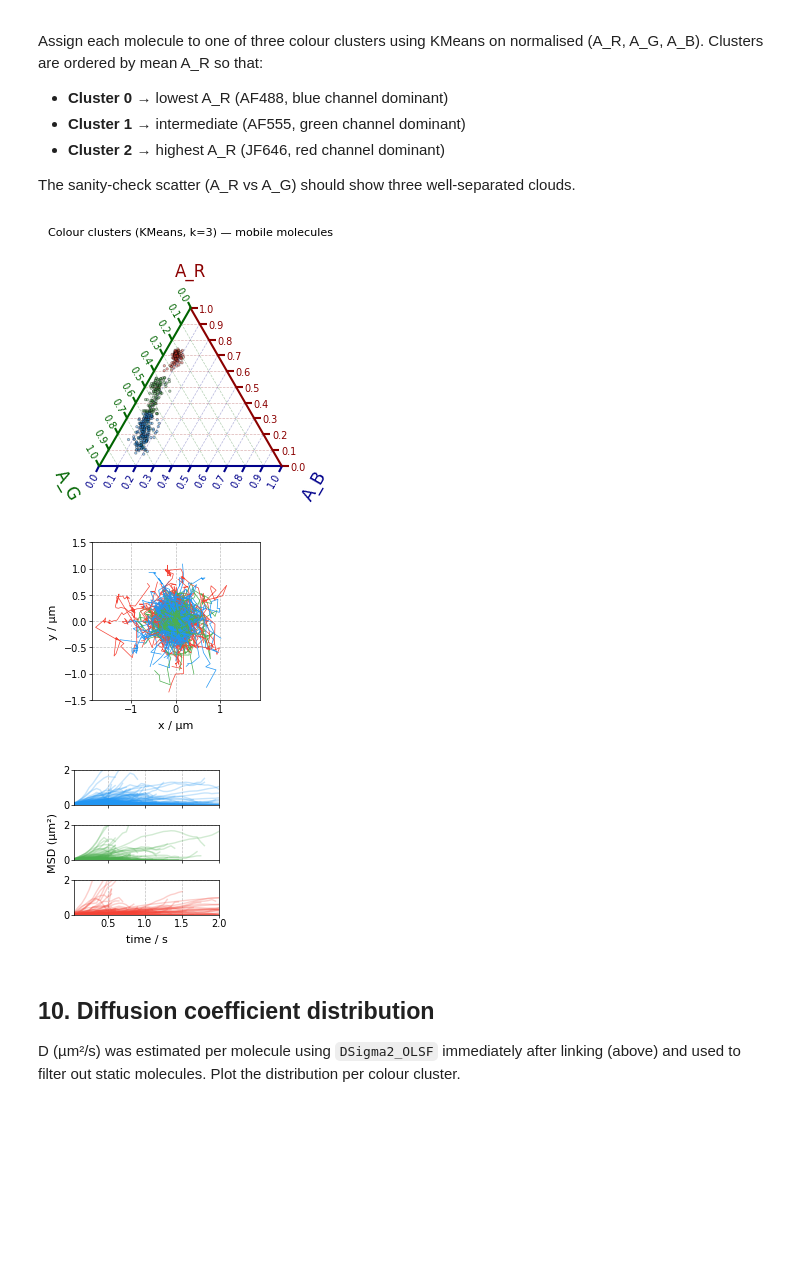
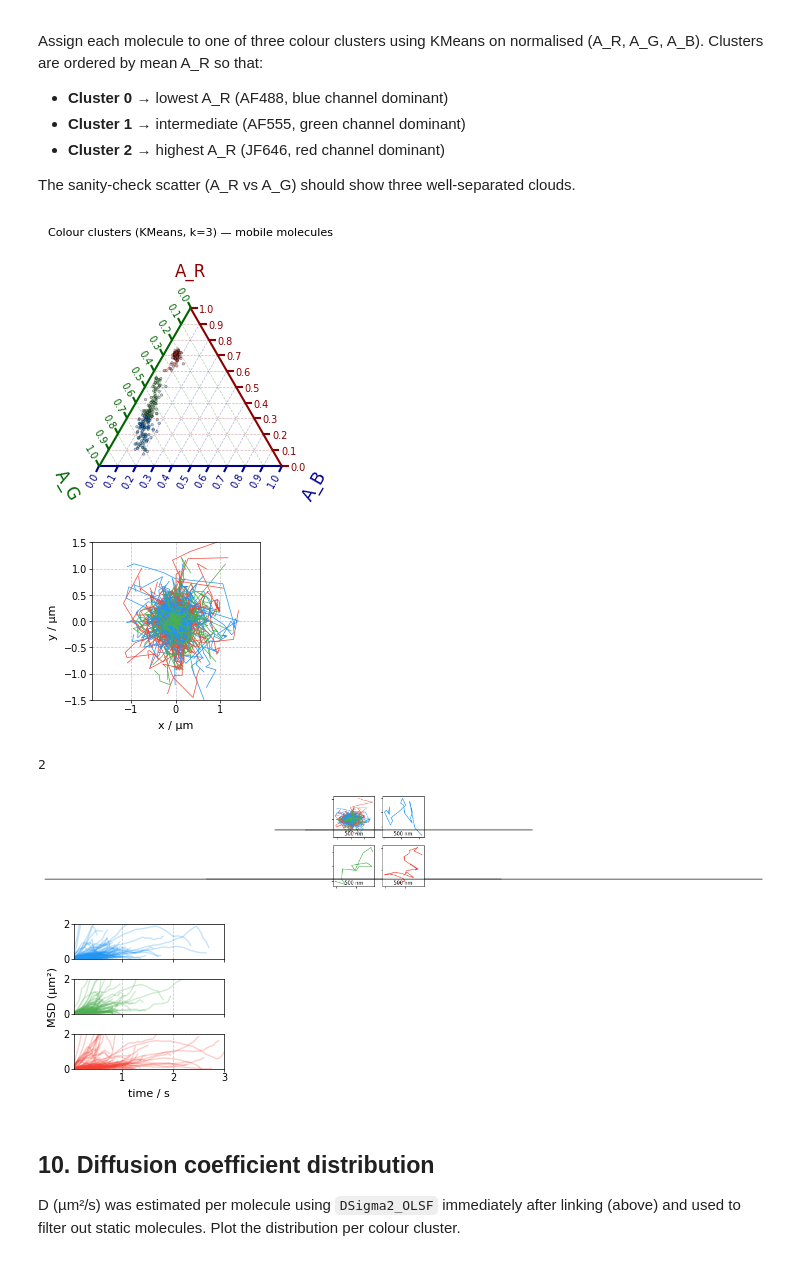
Before and after one commit to JBeckwith/pyS3M, a Jupyter notebook: notebooks/tracking/20260331_Dan_Track_Analysis.ipynb, the cells around one changed output. Cells and saved outputs as stored; diff of their text form; code cells hidden in the pictures; blank space fills up the shorter version.

```diff
--- a/notebooks/tracking/20260331_Dan_Track_Analysis.ipynb
+++ b/notebooks/tracking/20260331_Dan_Track_Analysis.ipynb
@@ -88,18 +88,18 @@ max_dark_time = 5      # frames — maximum gap before track is terminated
 
 # Gap-scaled linking: search radius = alpha * sqrt(4 * D_prior * gap * dt + 2 * sigma_loc^2)
 # Set D_prior_um2_s = None to revert to the fixed max_distance behaviour.
-D_prior_um2_s = 0.05   # um2/s — prior expected diffusion coefficient
-frame_time_s  = 0.5    # seconds per frame
+D_prior_um2_s = 0.1   # um2/s — prior expected diffusion coefficient
+frame_time_s  = 0.05    # seconds per frame
 pixel_size_nm = 69.0   # nm per pixel
-sigma_loc_px  = 25.0 / pixel_size_nm   # per-axis localisation precision in pixels (~25 nm)
-alpha_link    = 3.0    # number of sigma for search radius (covers >99% of Brownian steps)
+sigma_loc_px  = 50.0 / pixel_size_nm   # per-axis localisation precision in pixels (~25 nm)
+alpha_link    = 4.0    # number of sigma for search radius (covers >99% of Brownian steps)
 
 # Convert D_prior to px2/s (linking function works in pixel units)
 D_prior_px2_s = D_prior_um2_s * 1e6 / pixel_size_nm**2   # um2/s -> px2/s
 
 # Static molecule removal (DBSCAN on spatial positions before linking)
 remove_static      = True
-static_min_samples = 10          # min localisations in a tight cluster to call it static
+static_min_samples = 20          # min localisations in a tight cluster to call it static
 # static_eps defaults to 3 * sigma_loc_px inside the extractor; override here if needed:
 static_eps         = None        # pixels; None = auto (3 * sigma_loc_px)
 
@@ -145,7 +149,7 @@ for f in localisation_files:
         remove_static=remove_static,
         static_eps=static_eps,
         static_min_samples=static_min_samples,
-        verbose=True,
+        verbose=False,
     )
 
     if len(sm) == 0:
@@ -166,5 +170,4 @@ for f in localisation_files:
 sm_db = pd.concat(all_sm, ignore_index=True)
 sf_db = pd.concat(all_sf, ignore_index=True)
 
-print(f"
-Total: {len(sm_db)} molecules from {sm_db['fov_name'].nunique()} FOVs")
+print(f"Total: {len(sm_db)} molecules from {sm_db['fov_name'].nunique()} FOVs")
@@ -200,7 +221,7 @@ Name: count, dtype: int64
 # %%
 # --- USER: set physical parameters ---
 pixel_size_nm  = 69.0    # nm per pixel
-frame_time_s   = 0.5     # seconds per frame
+frame_time_s   = 0.05     # seconds per frame
 R_blur         = 1.0 / 6 # motion blur coefficient
 min_frames_cve = 5       # minimum track length for D estimate
 
@@ -328,7 +349,7 @@ fig.savefig(os.path.join(folder, 'Colour_Clusters.svg'), dpi=600, format='svg',
             bbox_inches='tight')
 plt.show()
 # %% [output]
-[figure, old version]
+[figure, new version]
 # %%
 fig, ax = plotter.one_column_plot(height=2, width=2.2)
 cluster_colors = ["#2196F3", "#4CAF50", "#F44336"]   # blue, green, red
@@ -354,7 +375,61 @@ plt.savefig(os.path.join(folder, 'All_Tracks_Overlayed.svg'), dpi=600,
             format='svg', bbox_inches='tight')
 plt.show()
 # %% [output]
-[figure, old version]
+[figure, new version]
+# %%
+temp = sm_db[sm_db['colour_cluster'] == j-1].reset_index()
+# %%
+temp[temp['D_um2_s'] == temp['D_um2_s'].sort_values()[::-1][tracks[j-1]]].molecular_index.values[0]
+# %% [output]
+2
+# %%
+fig, ax = plotter.two_column_plot(height=2, width=2, ncols=2, nrows=2, width_ratios=np.ones(2), height_ratios=np.ones(2))
+cluster_colors = ["#2196F3", "#4CAF50", "#F44336"]   # blue, green, red
+from mpl_toolkits.axes_grid1.anchored_artists import AnchoredSizeBar
+ax = ax.ravel()
+pixel_size = 69
+for mol_idx in np.unique(sm_db["molecular_index"].values):
+    track = sf_db[sf_db["molecular_index"] == mol_idx].sort_values("frame")
+    if len(track) < 11:
+        continue
+    color = cluster_colors[int(sm_db[sm_db['molecular_index'] == mol_idx]['colour_cluster'].values)]
+    # Use track colour as line colour
+    ax[0].plot(0.069*(track["xc"]-np.median(track["xc"])), 0.069*(track["yc"]-np.median(track["yc"])), lw=0.5, alpha=1, color=color)
+
+pixelsize = 69
+tracks = [2, 5, 1]
+for j in np.arange(1, 4):
+    colour = cluster_colors[j-1]
+    temp = sm_db[sm_db['colour_cluster'] == j-1].reset_index()
+    mol_idx = temp[temp['D_um2_s'] == temp['D_um2_s'].sort_values()[::-1][tracks[j-1]]].molecular_index.values[0]
+    track = sf_db[sf_db["molecular_index"] == mol_idx].sort_values("frame")
+    x = 0.069*(track["xc"]-np.median(track["xc"]))
+    y = 0.069*(track["yc"]-np.median(track["yc"]))
+    ax[j].plot(x, y, lw=0.75, alpha=1, color=colour)
+
+
+for i in np.arange(4):
+    ax[i].set_xlabel("")
+    ax[i].set_ylabel("")
+    ax[i].set_xticklabels([''])
+    ax[i].set_yticklabels([''])
+    scalebarsize = 500
+    size = scalebarsize / pixelsize
+    scalebar = AnchoredSizeBar(ax[i].transData,
+                       size, '500 nm', 'lower center',
+                       pad=0.1,
+                       color='black',
+                       frameon=False,
+                       fontproperties={'size': 6})
+
+    ax[i].add_artist(scalebar)
+
+folder = '/scratch/sycamore-asap/2026_Multicolour_Paper/For_Talks/Tracking'
+plt.savefig(os.path.join(folder, 'Exemplar_Tracks.svg'), dpi=600,
+            format='svg', bbox_inches='tight')
+plt.show()
+# %% [output]
+[figure, added]
 # %%
 def gen_MSD(XY):
     """Compute MSD from 2D trajectory using the FFT method.
@@ -390,35 +465,35 @@ for _, row in sm_db.iterrows():
     ax[i] = plotter.line_plot(ax[i], lag_times, msd_vals, color=color, alpha=0.25,
             linewidth=1)
 
 for i in np.arange(3):
-    ax[i].set_xlim([0.05, 2])
+    ax[i].set_xlim([0.05, 3])
     #ax[i].set_xscale('log')
     ax[i].set_ylim([0, 2])
     ax[i].grid(True, color='gray', lw=0.5, alpha=0.5, ls='--')
     if i != 2:
         ax[i].set_xlabel('')
         ax[i].set_xticklabels('')
     else:
         ax[i].set_xlabel('time / s')
     if i == 1:
         ax[i].set_ylabel("MSD (µm²)")
     else:
         ax[i].set_ylabel('')
 
 #ax.set_xlim([0.05, 20])
 #ax.set_xscale('log')
 #ax.set_xlabel("lag time (s)")
 #ax.set_ylabel("MSD (µm²)")
 #ax.set_xlim(left=0)
 #ax.set_ylim(bottom=0)
 
 plt.tight_layout()
 folder = '/scratch/sycamore-asap/2026_Multicolour_Paper/For_Talks/Tracking'
 plt.savefig(os.path.join(folder, 'MSD_per_molecule.svg'), dpi=600,
             format='svg', bbox_inches='tight')
 plt.show()
 # %% [output]
-[figure, old version]
+[figure, new version]
 # %% [markdown]
 ## 10. Diffusion coefficient distribution
 
```
Also changed, not shown: parts of 7 cells of this notebook, 3 other files.
